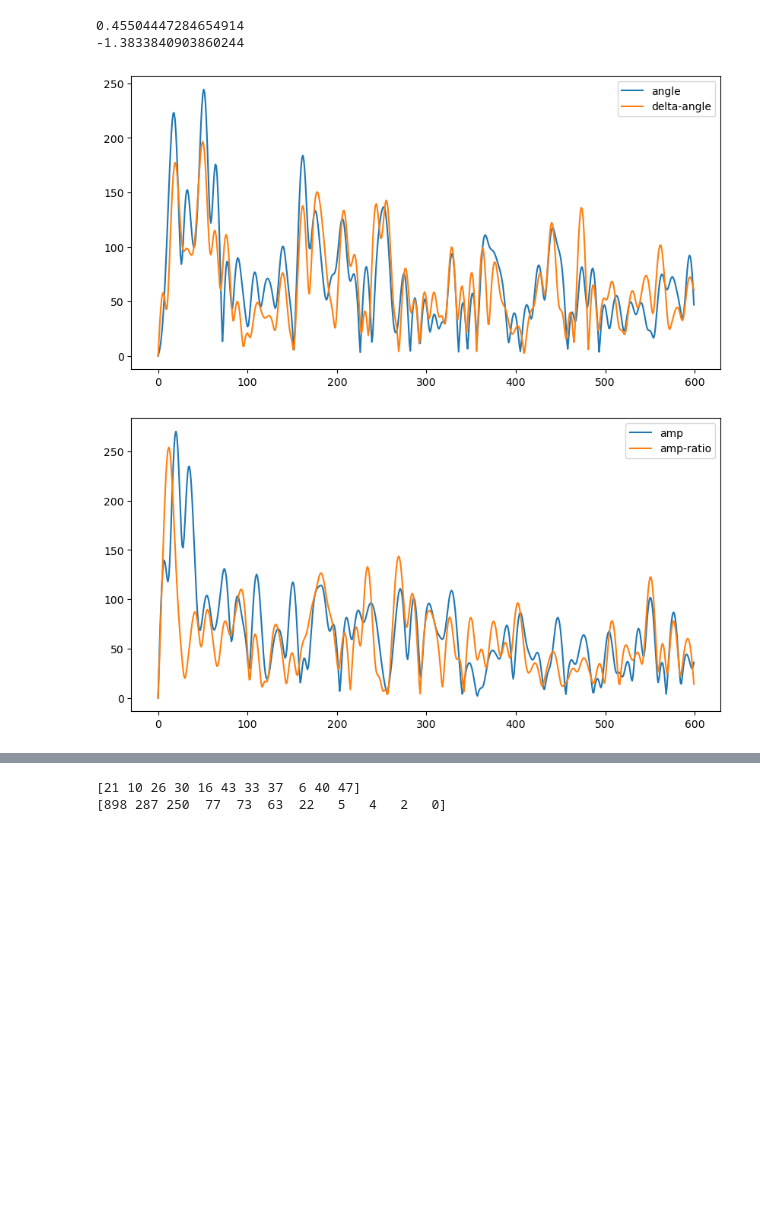
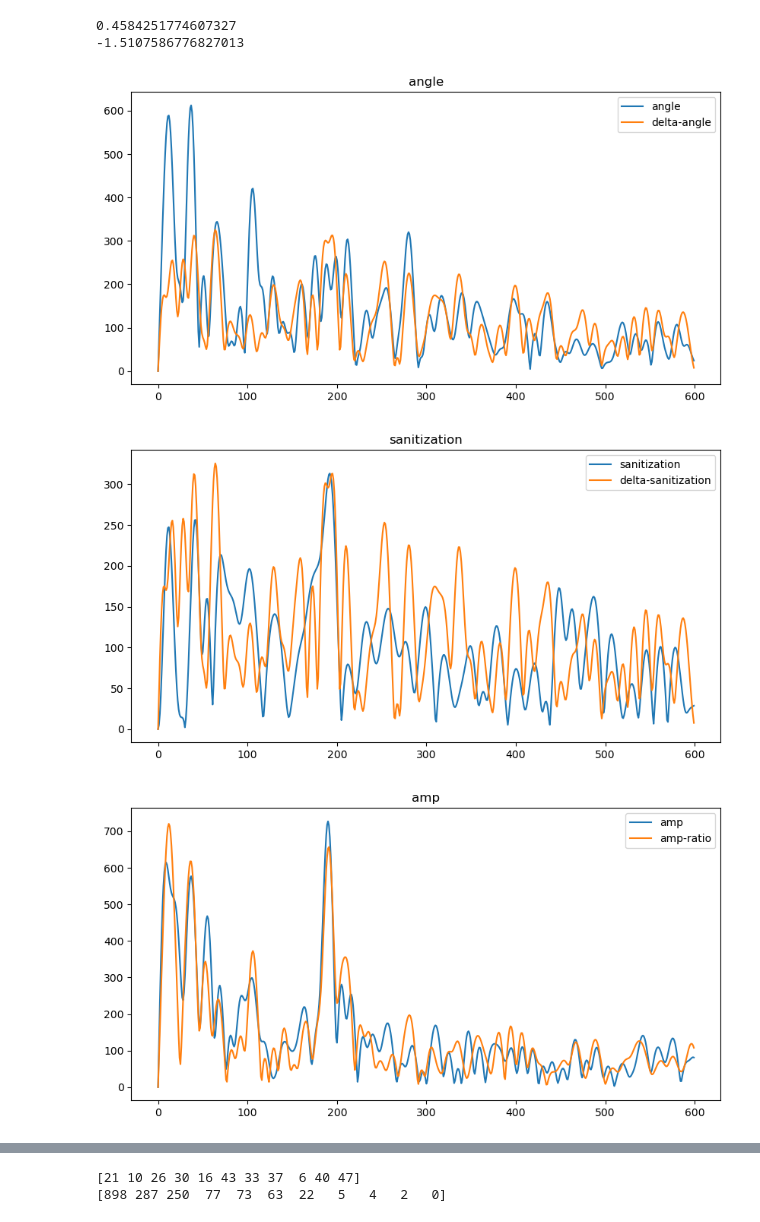
Before and after one commit to hdright/breath_detect, a Jupyter notebook: test.ipynb, the cells around one changed output, grey strips where cells are left out. Saved outputs shown, nothing was run; the diff lists cells and outputs as text; code cells hidden in the pictures; blank space fills up the shorter version.

```diff
--- a/test.ipynb
+++ b/test.ipynb
@@ -16,7 +16,7 @@ Prefix = PrefixSet[Ridx]
 # names= FindFiles(PathRaw) # 查找文件夹中包含的所有比赛/测试数据文件，非本轮次数据请不要放在目标文件夹中
 
 # dirs = os.listdir(PathRaw)
-na = '007'
+na = '005'
 dirs = os.listdir(PathRaw)
 names = []  # 文件编号
 files = []
@@ -65,18 +103,29 @@ psd_ = np.empty((samp.Cfg['Nsc'], samp.Cfg['Nsamp'], dftSize), dtype=complex)
 psd_delta = np.empty((samp.Cfg['Nsc'], samp.Cfg['Nsamp'], dftSize), dtype=complex)
 psd_amp = np.empty((samp.Cfg['Nsc'], samp.Cfg['Nsamp'], dftSize), dtype=complex)
 psd_amp_ratio = np.empty((samp.Cfg['Nsc'], samp.Cfg['Nsamp'], dftSize), dtype=complex)
+csi_sanitization = []
+psd_sanitization = np.empty((samp.Cfg['Nsc'], samp.Cfg['Nsamp'], dftSize), dtype=complex)
+psd_sanitization_delta = np.empty((samp.Cfg['Nsc'], samp.Cfg['Nsamp'], dftSize), dtype=complex)
+
+for ii in range(samp.Cfg['Nsamp']):
+    csi_sanitization.append(CSI_sanitization(np.squeeze(CSI_s[ii])))
+    # ii * rx * sc * t
 
 for sc in range(samp.Cfg['Nsc']):
     for ii in range(samp.Cfg['Nsamp']):
 
         psd_[sc][ii] = np.fft.fft(scale(savgol_filter(
-            np.angle(CSI_s[ii][rx][tx][sc]), 8, 7)), Ndft_[ii])[:dftSize]
+            np.angle(CSI_s[ii][rx][tx][sc]), 5, 3)), Ndft_[ii])[:dftSize]
         psd_delta[sc][ii] = np.fft.fft(scale(savgol_filter(
-            np.angle(CSI_s[ii][rx][tx][sc])-np.angle(CSI_s[ii][rx-1][tx][sc]), 8, 7)), Ndft_[ii])[:dftSize]
+            np.angle(CSI_s[ii][rx][tx][sc])-np.angle(CSI_s[ii][rx-1][tx][sc]), 5, 3)), Ndft_[ii])[:dftSize]
         psd_amp[sc][ii] = np.fft.fft(scale(savgol_filter(
-            np.abs(CSI_s[ii][rx][tx][sc]), 8, 7)), Ndft_[ii])[:dftSize]
+            np.abs(CSI_s[ii][rx][tx][sc]), 5, 3)), Ndft_[ii])[:dftSize]
+        psd_sanitization[sc][ii] = np.fft.fft(scale(savgol_filter(
+            csi_sanitization[ii][rx][sc], 5, 3)), Ndft_[ii])[:dftSize]
+        psd_sanitization_delta[sc][ii] = np.fft.fft(scale(savgol_filter(
+            csi_sanitization[ii][rx][sc]-csi_sanitization[ii][rx-1][sc], 5, 3)), Ndft_[ii])[:dftSize]
         psd_amp_ratio[sc][ii] = np.fft.fft(scale(savgol_filter(
-            np.abs(CSI_s[ii][rx][tx][sc])/(np.abs(CSI_s[ii][rx-1][tx][sc])+1e-20), 8, 7)), Ndft_[ii])[:dftSize]
+            np.abs(CSI_s[ii][rx][tx][sc]/np.where(CSI_s[ii][rx-1][tx][sc] == 0, 1, CSI_s[ii][rx-1][tx][sc])), 5, 3)), Ndft_[ii])[:dftSize]
         # psd_amp[sc][ii] = np.fft.fft(scale(savgol_filter(
         #     np.abs(CSI_s[ii][rx][tx][sc]), 8, 7)), Ndft_[ii])[:dftSize]
         # psd_amp_ratio[sc][ii] = np.fft.fft(savgol_filter(
@@ -100,39 +164,50 @@ for ii in range(samp.Cfg['Nsamp']):
 %matplotlib inline
 import matplotlib.pyplot as plt
 from scipy.signal import find_peaks, lfilter
 from scipy.stats import kurtosis, skew
 from scipy import signal
 
 def zero_crossing_rate(x):
     return np.sum(np.abs(np.diff(np.sign(x)))) / len(x)
-ii = 33
-sc = 37
+ii = 36
+sc = 39
 x = np.abs(psd_[sc][ii])
 x_delta = np.abs(psd_delta[sc][ii])
+x_sanitization = np.abs(psd_sanitization[sc][ii])
+x_sanitization_delta = np.abs(psd_sanitization_delta[sc][ii])
 x_amp = np.abs(psd_amp[sc][ii])
 x_amp_ratio = np.abs(psd_amp_ratio[sc][ii])
 freq = np.abs(np.fft.fft(x))
 print(np.sum(freq[100:]) / np.sum(freq))
 print(kurtosis(x[9:32]))
 plt.figure(figsize=(10, 5))
 plt.plot(x)
 plt.plot(x_delta)
 plt.legend(['angle', 'delta-angle'])
+plt.title('angle')
+plt.show()
+plt.figure(figsize=(10, 5))
+plt.plot(x_sanitization)
+plt.plot(x_sanitization_delta)
+plt.legend(['sanitization', 'delta-sanitization'])
+plt.title('sanitization')
 plt.show()
 plt.figure(figsize=(10, 5))
 plt.plot(x_amp)
 plt.plot(x_amp_ratio)
 plt.legend(['amp', 'amp-ratio'])
+plt.title('amp')
 plt.show()
 # plt.plot(np.arange(0, breathEnd, breathEnd / dftSize) * 60, x)
 # plt.plot(np.arange(0, breathEnd, breathEnd / dftSize) * 60, np.abs(psd_bg[ii]))
 # x = psd_bg[ii] - np.mean(psd_bg[ii])
 # print(np.var(x[int(5/BPMresol):int(50/BPMresol)]) / np.max(x[int(5/BPMresol):int(50/BPMresol)]))
 # %% [output]
-0.45504447284654914
--1.3833840903860244
+0.4584251774607327
+-1.5107586776827013
-[figure, old version]
+[figure, new version]
-[figure, old version]
+[figure, new version]
+[figure, added]
 # %%
 
 BPMrange = [5, 50]  # 5-50BPM
```
Also changed, not shown: parts of 2 cells of this notebook, 7 other files.
